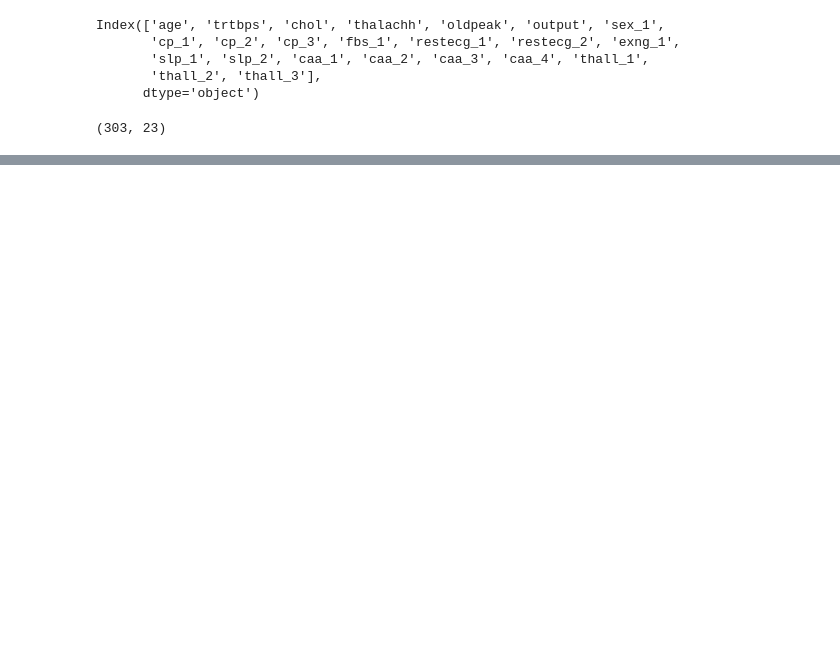
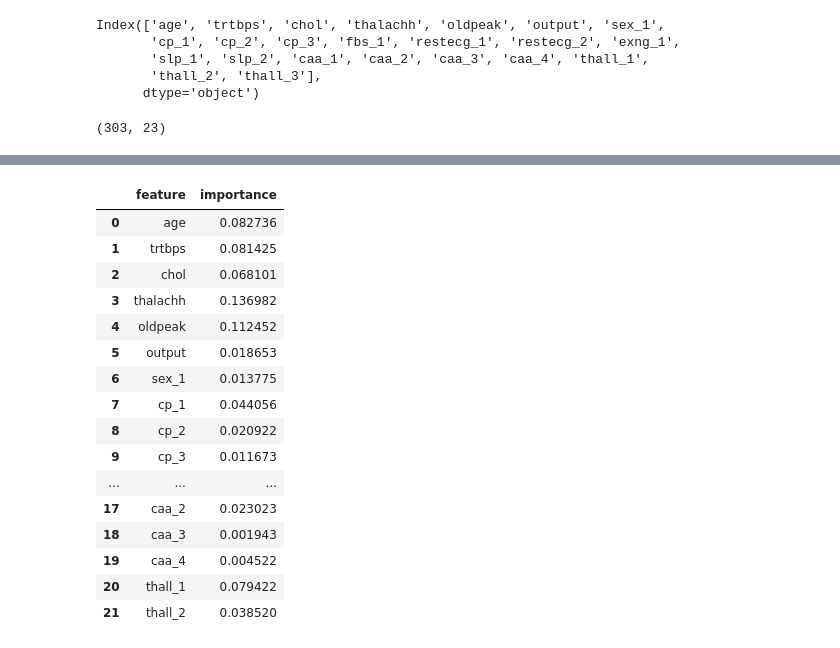
Before and after one commit to ratimator/heartattack, a Jupyter notebook: Heart Attack Analysis and Prediction.ipynb, the cells around one changed output, grey strips where cells are left out. Saved outputs shown, nothing was run; the diff lists cells and outputs as text; code cells hidden in the pictures; blank space fills up the shorter version.

```diff
--- a/Heart Attack Analysis and Prediction.ipynb
+++ b/Heart Attack Analysis and Prediction.ipynb
@@ -175,0 +176,22 @@ rfc.score(X_test,y_test)
+# %%
+fidf=pd.DataFrame(zip(df.columns,rfc.feature_importances_),columns=["feature","importance"])
+# %%
+fidf
+# %% [output]
+|  | feature | importance |
+| 0 | age | 0.082736 |
+| 1 | trtbps | 0.081425 |
+| 2 | chol | 0.068101 |
+| 3 | thalachh | 0.136982 |
+| 4 | oldpeak | 0.112452 |
+| 5 | output | 0.018653 |
+| 6 | sex_1 | 0.013775 |
+| 7 | cp_1 | 0.044056 |
+| 8 | cp_2 | 0.020922 |
+| 9 | cp_3 | 0.011673 |
+| ... | ... | ... |
+| 17 | caa_2 | 0.023023 |
+| 18 | caa_3 | 0.001943 |
+| 19 | caa_4 | 0.004522 |
+| 20 | thall_1 | 0.079422 |
+| 21 | thall_2 | 0.038520 |
```
Also changed, not shown: parts of 7 cells of this notebook.
